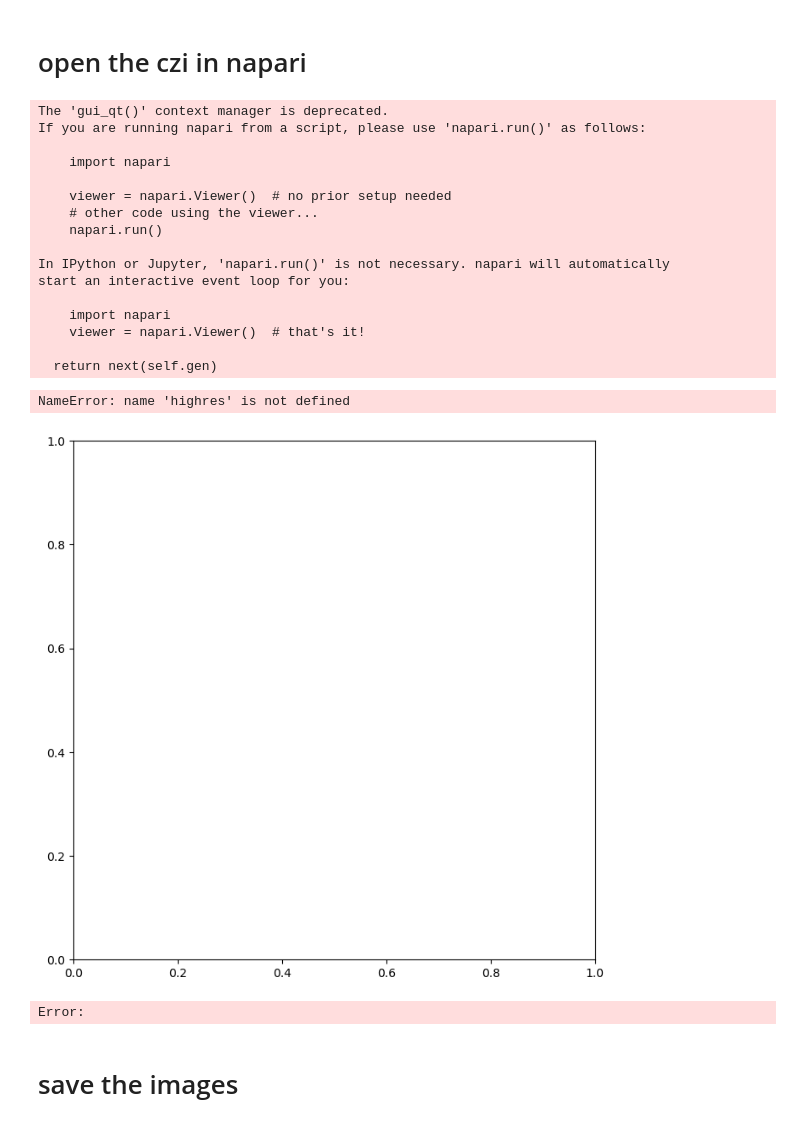
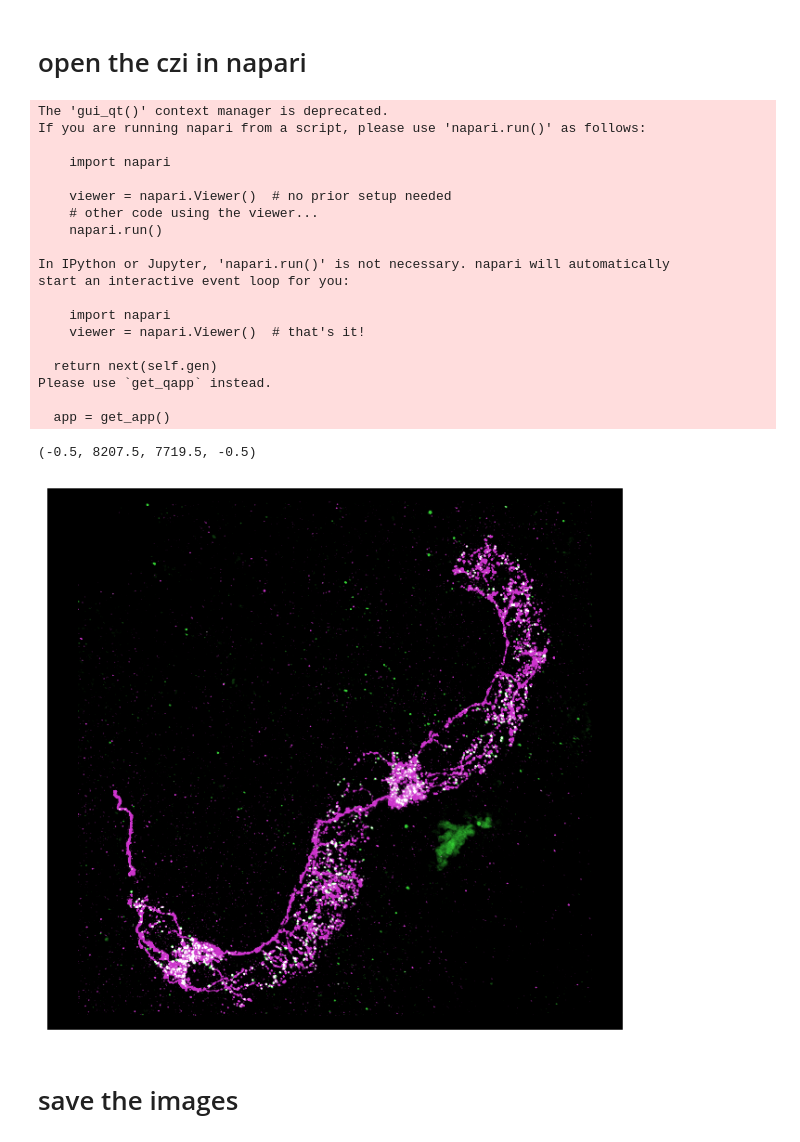
Before and after one commit to sansachenlelele/connectome_analysis_fisherlab, a Jupyter notebook: send_to_fisherlabgithub/notebooks/save_images_as_svg.ipynb, the cells around one changed output. Cells and saved outputs as stored; diff of their text form; code cells hidden in the pictures.

```diff
--- a/send_to_fisherlabgithub/notebooks/save_images_as_svg.ipynb
+++ b/send_to_fisherlabgithub/notebooks/save_images_as_svg.ipynb
@@ -117,7 +119,7 @@ preview_color((1, 0, 1))
 my_tdt = Colormap(
     colors=[
         [0, 0, 0, 1],          # black for zero intensity
-        [0.6, 0.2, 0.3, 1],
+        [0.8, 0.2, 0.8, 1],
     ],
     name="my_tdt",
 )
@@ -125,7 +127,7 @@ my_tdt = Colormap(
 my_glucl = Colormap(
     colors=[
         [0, 0, 0, 1],          # black for zero intensity
-        [0.4, 0.8, 0.7, 1],
+        [0.2, 0.8, 0.2, 1],
     ],
     name="my_glucl",
 )
@@ -175,7 +177,7 @@ with napari.gui_qt():
     viewer.add_image(
         red_channel,
         name='568 Channel',
-        colormap="magenta",
+        colormap=my_tdt,
         blending='additive',
         contrast_limits=(500, 3500),
         rendering='mip',
@@ -184,39 +186,41 @@ with napari.gui_qt():
     viewer.add_image(
         green_channel,
         name='488 Channel',
-        colormap="green",
+        colormap=my_glucl,
         blending='additive',
         contrast_limits=(500, 3000),
         rendering='mip',
     )
 
     # 2) Grab a *4× larger* screenshot of just the 3D canvas:
     highres = viewer.screenshot(canvas_only=True, scale=4)
 
 # 3) Embed in a Matplotlib fig and save:
 fig, ax = plt.subplots(figsize=(8, 8))   # size in inches is arbitrary
 ax.imshow(highres, interpolation='nearest')
 ax.axis('off')
 # %% [output]
 The 'gui_qt()' context manager is deprecated.
 If you are running napari from a script, please use 'napari.run()' as follows:
 
     import napari
 
     viewer = napari.Viewer()  # no prior setup needed
     # other code using the viewer...
     napari.run()
 
 In IPython or Jupyter, 'napari.run()' is not necessary. napari will automatically
 start an interactive event loop for you:
 
     import napari
     viewer = napari.Viewer()  # that's it!
 
   return next(self.gen)
+Please use `get_qapp` instead.
+
+  app = get_app()
-NameError: name 'highres' is not defined
+(-0.5, 8207.5, 7719.5, -0.5)
-[figure, old version]
+[figure, new version]
-Error:
 # %% [markdown]
 # save the images
 # %%
```
Also changed, not shown: parts of 9 cells of this notebook, 3 other files.
